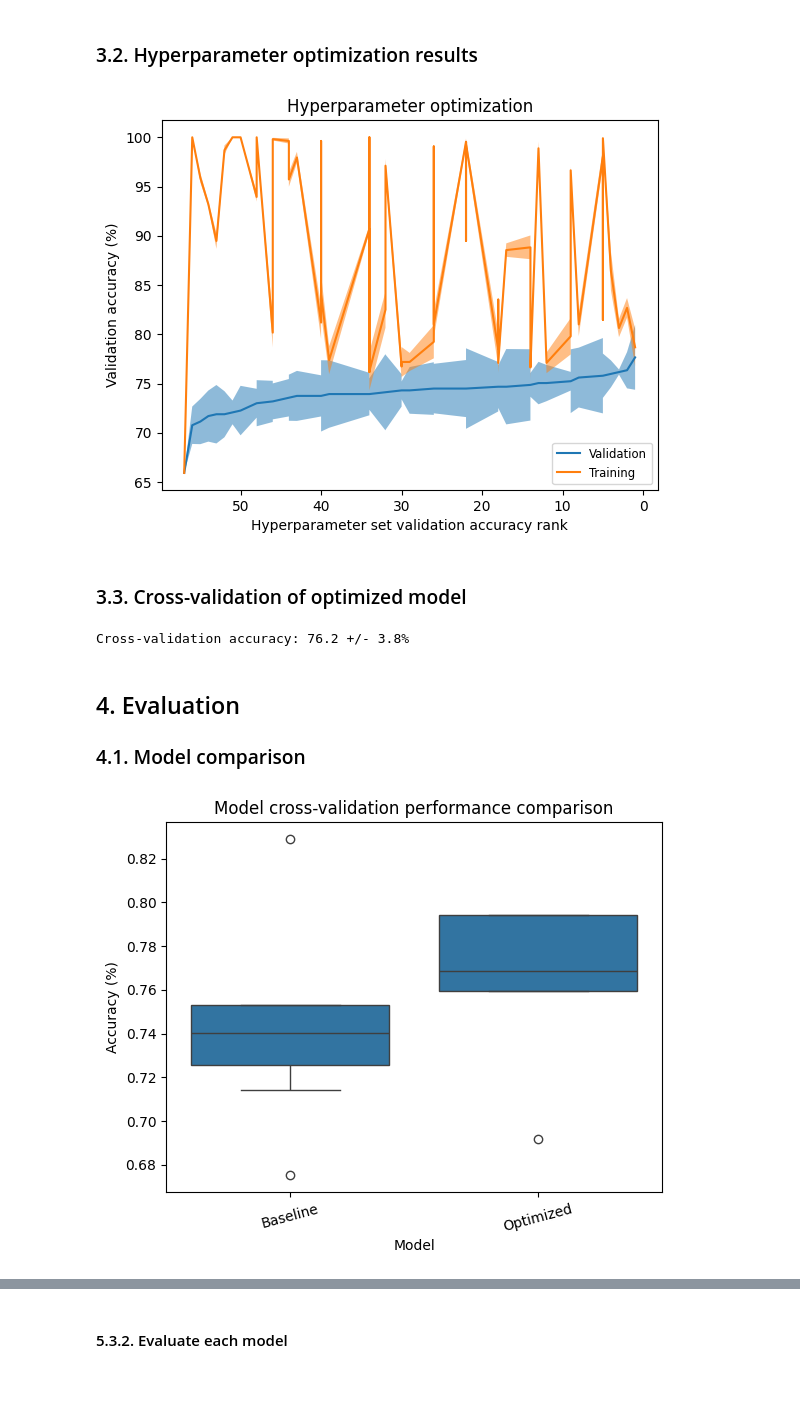
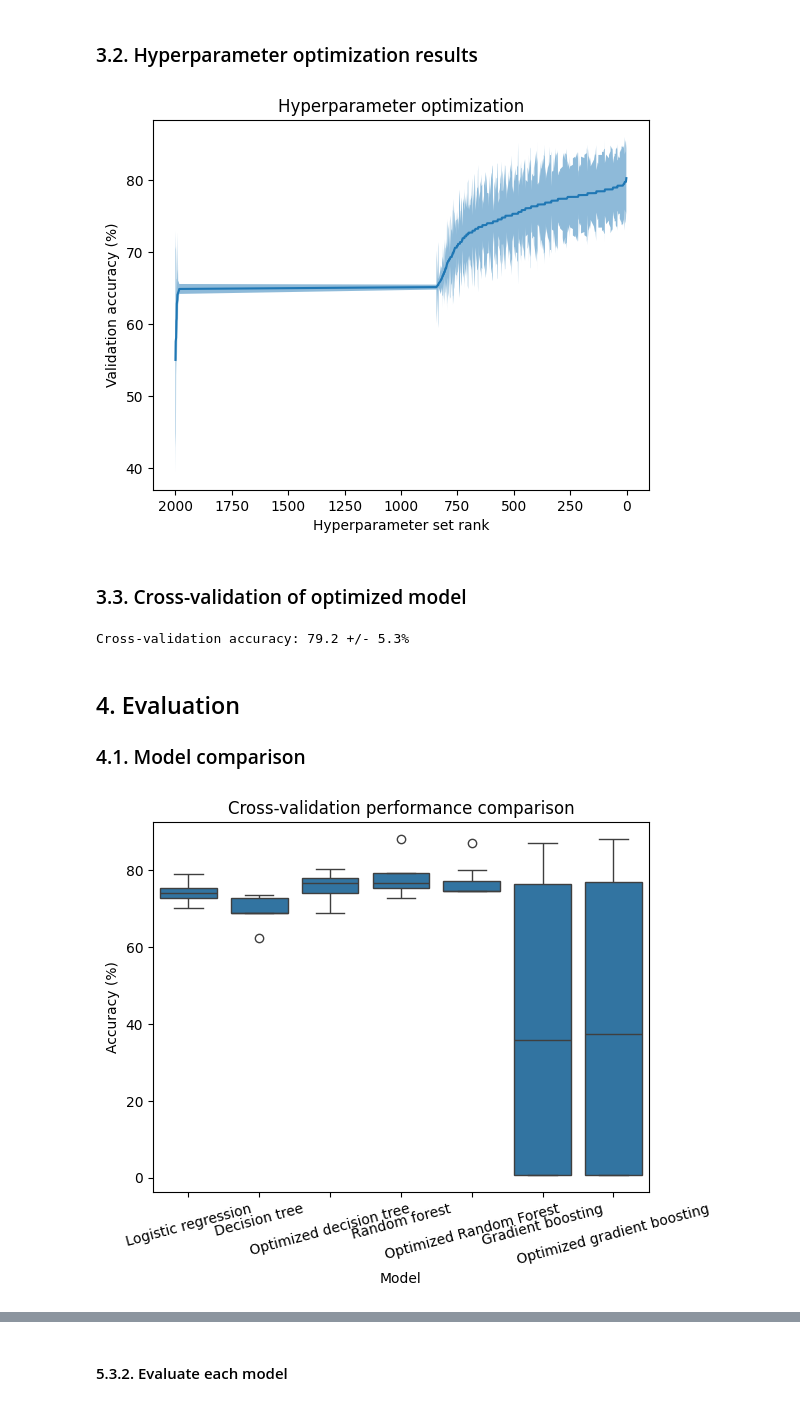
Before and after one commit to 4GeeksAcademy/gperdrizet-decision-trees, a Jupyter notebook: notebooks/03.2-gradient_boosting_solution.ipynb, the cells around one changed output, grey strips where cells are left out. Drawn from its saved outputs; the diff is of its cells as text; code cells hidden in the pictures.

Commit message:
Updated gradient boosting notebooks

```diff
--- a/notebooks/03.2-gradient_boosting_solution.ipynb
+++ b/notebooks/03.2-gradient_boosting_solution.ipynb
@@ -59,19 +61,14 @@ Accuracy of gradient boosting model: 95.9%
 # %%
-cross_val_scores={
-    'Model': [],
-    'Score': []
-}
-
-scores=cross_val_score(
-    model,
+scores = cross_val_score(
+    naive_model,
     training_df.drop('Outcome', axis=1),
     training_df['Outcome'],
     cv=7,
     n_jobs=-1
 )
 
-cross_val_scores['Model'].extend(['Baseline']*len(scores))
-cross_val_scores['Score'].extend(scores)
+cross_val_scores['Model'].extend(['Gradient boosting']*len(scores))
+cross_val_scores['Score'].extend(scores*100)
 
 print(f'Cross-validation accuracy: {np.mean(scores)*100:.1f} +/- {np.std(scores)*100:.1f}%')
 # %% [output]
@@ -84,27 +81,34 @@ Cross-validation accuracy: 74.3 +/- 4.3%
 %%time
 
 hyperparameters = {
+    'loss': ['log_loss', 'exponential'],
+    'learning_rate': loguniform(10**-5, 1.0),
     'n_estimators': randint(2, 200),
+    'subsample': uniform(loc=0.1, scale=0.9),
     'criterion':['friedman_mse', 'squared_error'],
+    'min_samples_split': randint(2, 20),
+    'min_samples_leaf': randint(1, 20),
+    'min_weight_fraction_leaf':loguniform(10**-5, 0.5),
     'max_depth':randint(1, 20),
-    'min_weight_fraction_leaf':loguniform(10**-5, 0.5),
+    'min_impurity_decrease':loguniform(10**-5, 1.0),
+    'init': ['zero', None],
     'max_features':uniform(loc=0.1, scale=0.9),
-    'min_impurity_decrease':loguniform(10**-5, 1.0),
-    'ccp_alpha':loguniform(10**-5, 1.0)
+    'max_leaf_nodes':randint(2, 1000),
+    'ccp_alpha':loguniform(10**-5, 10.0)
 }
 
 search = RandomizedSearchCV(
     GradientBoostingClassifier(),
     hyperparameters,
     return_train_score=True,
-    cv=3,
+    cv=config.CROSS_VAL_FOLDS,
     n_jobs=-1,
-    n_iter=100
+    n_iter=config.RANDOM_SEARCH_ITERATIONS,
 )
 
 search_results = search.fit(training_df.drop('Outcome', axis=1), training_df['Outcome'])
-model = search_results.best_estimator_
-hyperparameters = search_results.best_params_
+best_model = search_results.best_estimator_
+winning_hyperparameters = search_results.best_params_
 
 print('Best hyperparameters:\n')
 
@@ -112,6 +116,8 @@ for key, value in search_results.best_params_.items():
     print(f' {key}: {value}')
 
 print()
+
+print(f'Run time ({os.cpu_count()} CPUs):\n')
 # %% [output]
 Best hyperparameters:
 
@@ -130,32 +141,32 @@ Wall time: 21.3 s
 # %%
 funcs.plot_cross_validation(search_results)
 # %% [output]
-[figure, old version]
+[figure, new version]
 # %% [markdown]
 ### 3.3. Cross-validation of optimized model
 # %%
 scores = cross_val_score(
-    model,
+    best_model,
     training_df.drop('Outcome', axis=1),
     training_df['Outcome'],
     n_jobs=-1
 )
 
-cross_val_scores['Model'].extend(['Optimized']*len(scores))
-cross_val_scores['Score'].extend(scores)
+cross_val_scores['Model'].extend(['Optimized gradient boosting']*len(scores))
+cross_val_scores['Score'].extend(scores*100)
 
 print(f'Cross-validation accuracy: {np.mean(scores)*100:.1f} +/- {np.std(scores)*100:.1f}%')
 # %% [output]
-Cross-validation accuracy: 76.2 +/- 3.8%
+Cross-validation accuracy: 79.2 +/- 5.3%
 # %% [markdown]
 ## 4. Evaluation
 
 ### 4.1. Model comparison
 # %%
 sns.boxplot(pd.DataFrame.from_dict(cross_val_scores), x='Model', y='Score')
-plt.title('Model cross-validation performance comparison')
+plt.title('Cross-validation performance comparison')
 plt.ylabel('Accuracy (%)')
 plt.xticks(rotation=15)
 plt.show()
 # %% [output]
-[figure, old version]
+[figure, new version]
```
Also changed, not shown: parts of 18 cells of this notebook, 5 other files.
